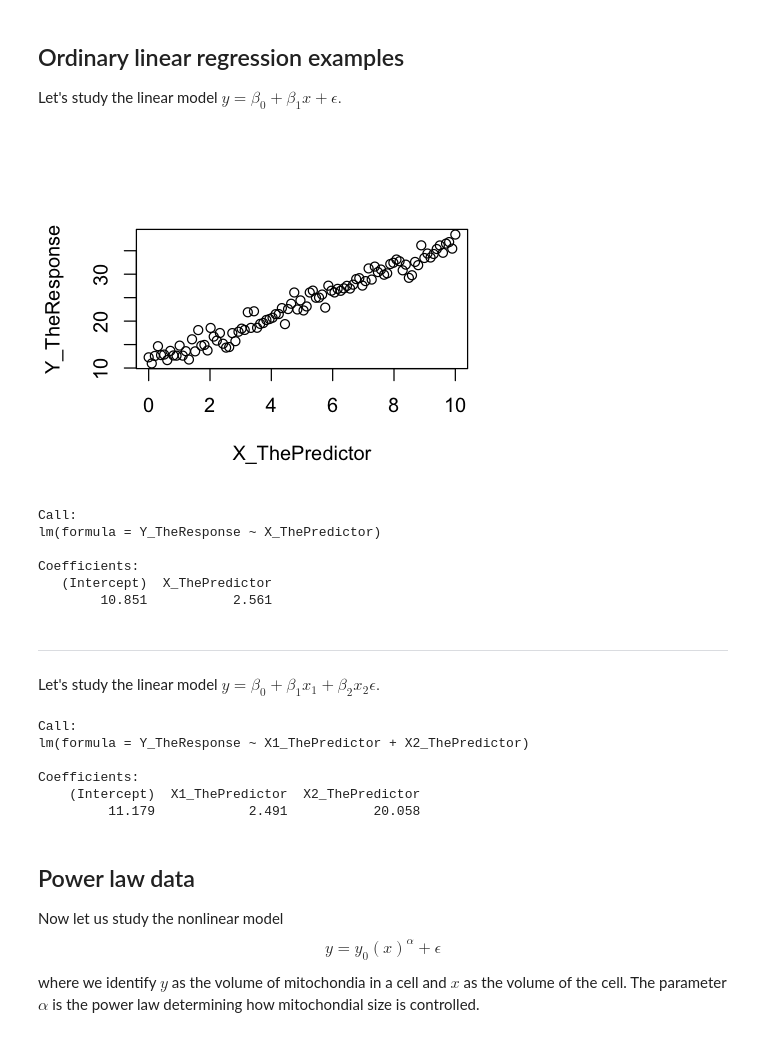
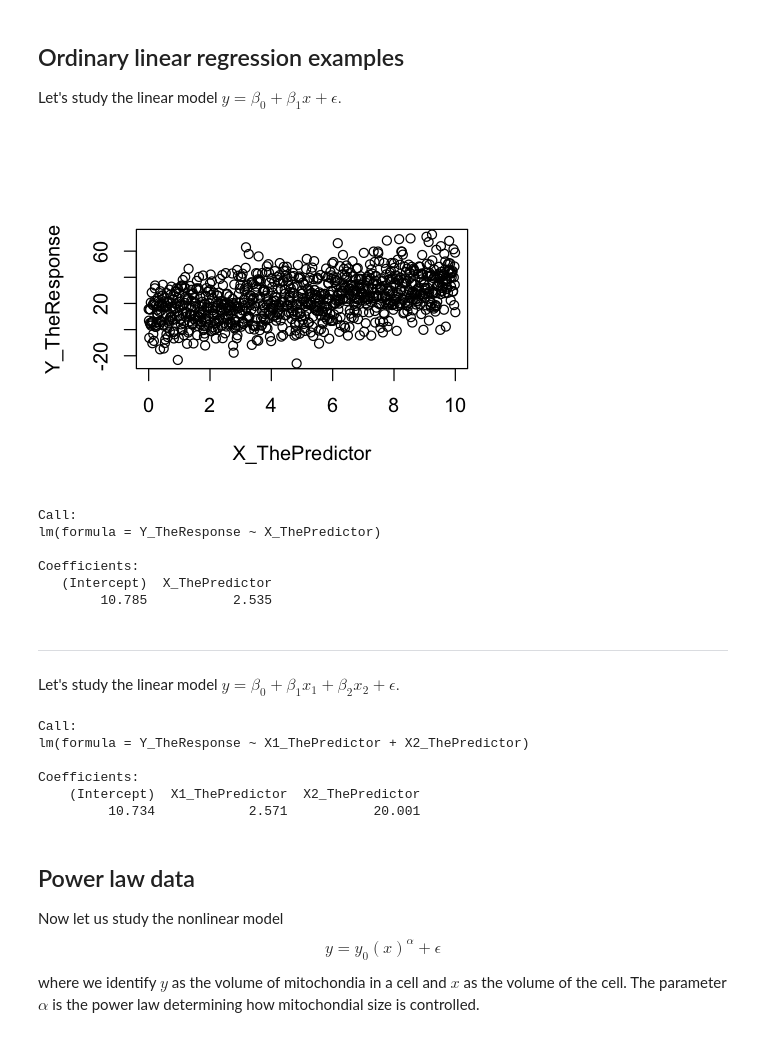
Before and after one commit to allardjun/Math227C, a Jupyter notebook: notebooks/L17_AllometricScaling.ipynb, the cells around one changed output. Saved outputs shown, nothing was run; the diff lists cells and outputs as text; code cells hidden in the pictures.

```diff
--- a/notebooks/L17_AllometricScaling.ipynb
+++ b/notebooks/L17_AllometricScaling.ipynb
@@ -11,19 +11,19 @@ options(repr.plot.width=4, repr.plot.height=3)
 Let's study the linear model $y = \beta_0 + \beta_1 x + \epsilon.$
 # %%
 # Simulate some linear data with noise
-N <- 100
+N <- 1000
 beta0 <- 10.5
 beta1 <- 2.6
-sigma <- 1.4
+sigma <- 14
 
 X_ThePredictor <- seq(0,10,length=N)
-eps <- rnorm(N,0,sigma)
+eps <- rnorm(N,0,sigma) # noise aka residuals
 
 Y_TheResponse <- beta0 + beta1*X_ThePredictor +eps
 
 plot(X_ThePredictor,Y_TheResponse)
 # %% [output]
-[figure, old version]
+[figure, new version]
 # %%
 # Fit a linear model
 lm(Y_TheResponse~X_ThePredictor)
@@ -33,15 +33,15 @@ lm(formula = Y_TheResponse ~ X_ThePredictor)
 
 Coefficients:
    (Intercept)  X_ThePredictor
-        10.851           2.561
+        10.785           2.535
 # %% [markdown]
 ---
-Let's study the linear model $y = \beta_0 + \beta_1 x_1 + \beta_2 x_2 \epsilon.$
+Let's study the linear model $y = \beta_0 + \beta_1 x_1 + \beta_2 x_2 + \epsilon.$
 # %%
 # Multiple regression linear model
 
 # Simulate some linear data with noise
-N <- 100000
+N <- 1000000
 beta0 <- 10.5
 beta1 <- 2.6
 beta2 <- 20
@@ -61,7 +61,7 @@ lm(formula = Y_TheResponse ~ X1_ThePredictor + X2_ThePredictor)
 
 Coefficients:
     (Intercept)  X1_ThePredictor  X2_ThePredictor
-         11.179            2.491           20.058
+         10.734            2.571           20.001
 # %% [markdown]
 ## Power law data
 
```
Also changed, not shown: parts of 4 cells of this notebook, 4 other files.
